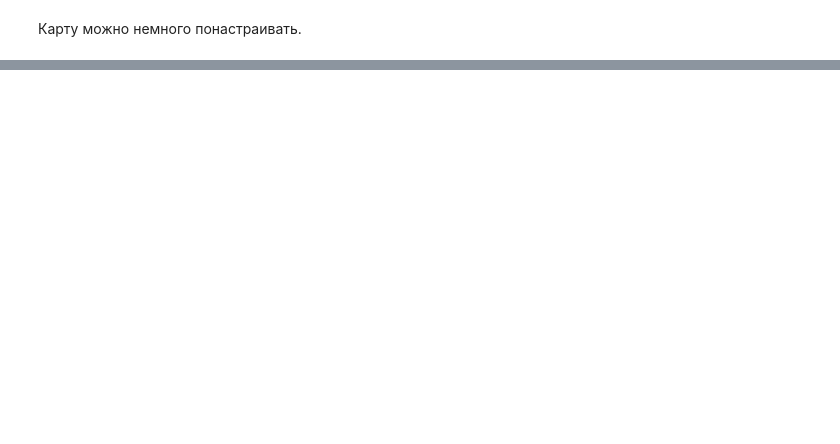
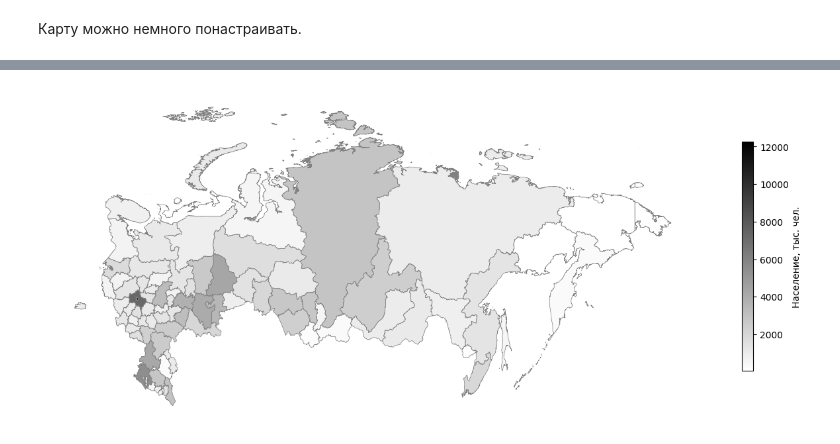
Before and after one commit to dtereshch/rus-regions-map-py, a Jupyter notebook: rus_reg_map.ipynb, the cells around one changed output, grey strips where cells are left out. Saved outputs shown, nothing was run; the diff lists cells and outputs as text; code cells hidden in the pictures; blank space fills up the shorter version.

```diff
--- a/rus_reg_map.ipynb
+++ b/rus_reg_map.ipynb
@@ -161,0 +162,16 @@ plt.show()
+# %%
+fig, ax = plt.subplots(1, figsize=(16, 9))
+
+ax.axis('off')
+
+rus_reg_full.boundary.plot(color='grey', linewidth=0.5, ax=ax)
+
+rus_reg_full.plot(column='population',
+                  cmap='gist_yarg',
+                  legend=True,
+                  legend_kwds={"label": "Население, тыс. чел.", 'shrink': 0.5},
+                  ax=ax)
+
+plt.show()
+# %% [output]
+[figure, added]
```
Also changed, not shown: parts of 7 cells of this notebook.
